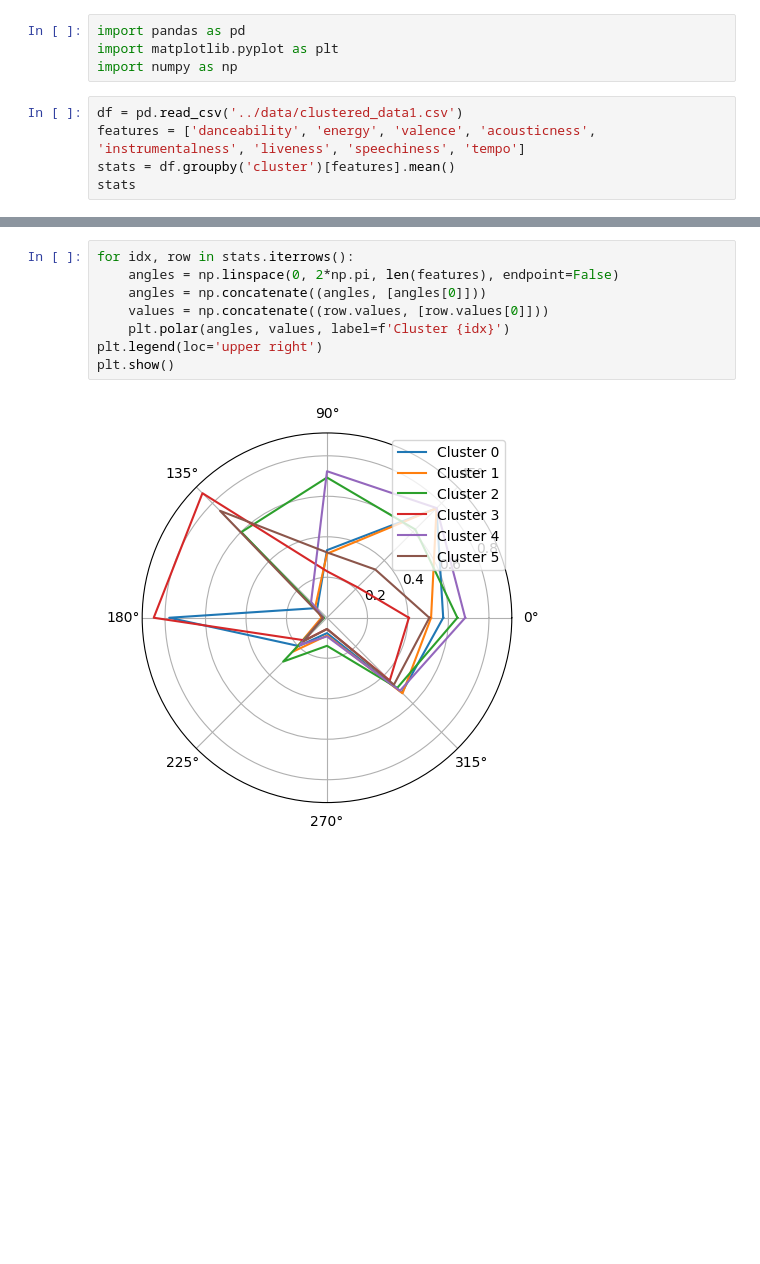
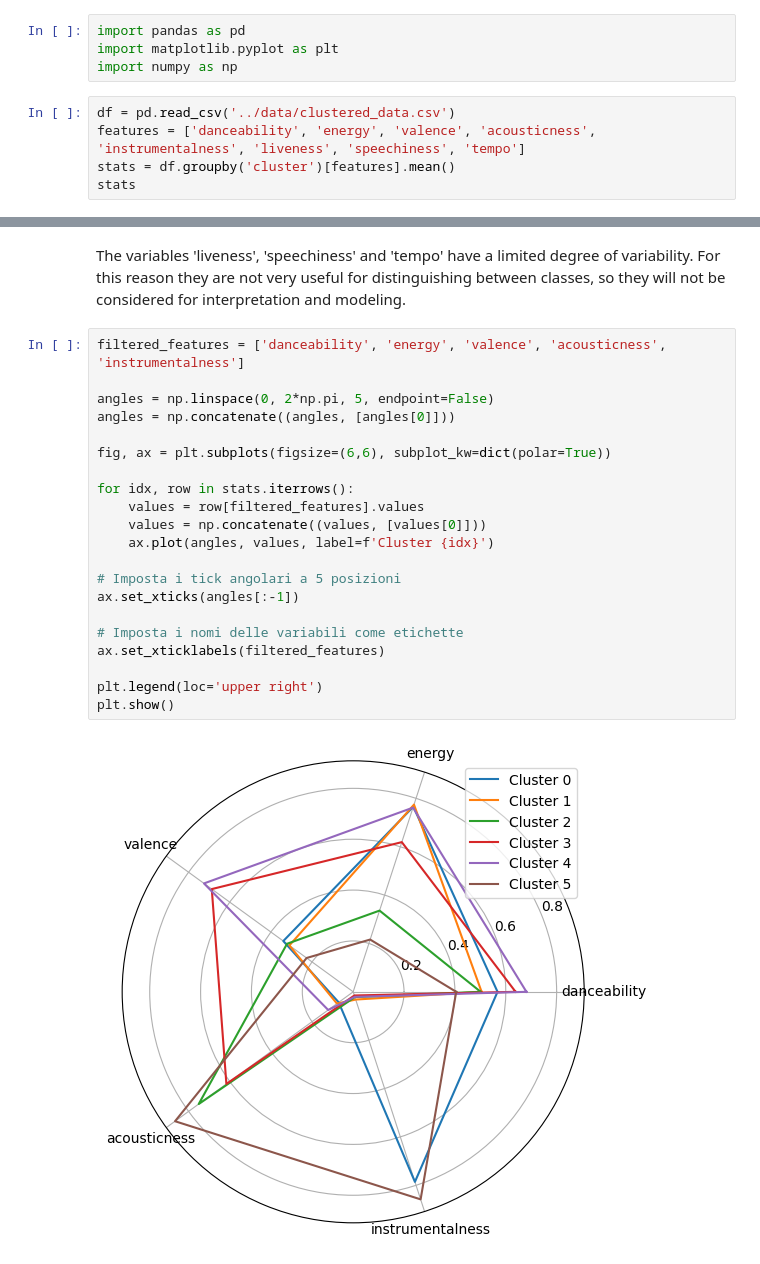
Before and after one commit to elena563/spotitype, a Jupyter notebook: backend/notebook/ca.ipynb, the cells around one changed output, grey strips where cells are left out. Drawn from its saved outputs; the diff is of its cells as text; blank space fills up the shorter version.

Commit message:
Adjust clustering

```diff
--- a/backend/notebook/ca.ipynb
+++ b/backend/notebook/ca.ipynb
@@ -3,7 +3,7 @@ import pandas as pd
 import matplotlib.pyplot as plt
 import numpy as np
 # %%
-df = pd.read_csv('../data/clustered_data1.csv')
+df = pd.read_csv('../data/clustered_data.csv')
 features = ['danceability', 'energy', 'valence', 'acousticness', 'instrumentalness', 'liveness', 'speechiness', 'tempo']
 stats = df.groupby('cluster')[features].mean()
 stats
@@ -19,10 +19,25 @@ stats
+# %% [markdown]
+The variables 'liveness', 'speechiness' and 'tempo' have a limited degree of variability. For this reason they are not very useful for distinguishing between classes, so they will not be considered for interpretation and modeling.
 # %%
+filtered_features = ['danceability', 'energy', 'valence', 'acousticness', 'instrumentalness']
+
+angles = np.linspace(0, 2*np.pi, 5, endpoint=False)
+angles = np.concatenate((angles, [angles[0]]))
+
+fig, ax = plt.subplots(figsize=(6,6), subplot_kw=dict(polar=True))
+
 for idx, row in stats.iterrows():
-    angles = np.linspace(0, 2*np.pi, len(features), endpoint=False)
-    angles = np.concatenate((angles, [angles[0]]))
-    values = np.concatenate((row.values, [row.values[0]]))
-    plt.polar(angles, values, label=f'Cluster {idx}')
+    values = row[filtered_features].values
+    values = np.concatenate((values, [values[0]]))
+    ax.plot(angles, values, label=f'Cluster {idx}')
+
+# Imposta i tick angolari a 5 posizioni
+ax.set_xticks(angles[:-1])
+
+# Imposta i nomi delle variabili come etichette
+ax.set_xticklabels(filtered_features)
+
 plt.legend(loc='upper right')
 plt.show()
 # %% [output]
-[figure, old version]
+[figure, new version]
```
Also changed, not shown: parts of 6 cells of this notebook, 6 other files.
